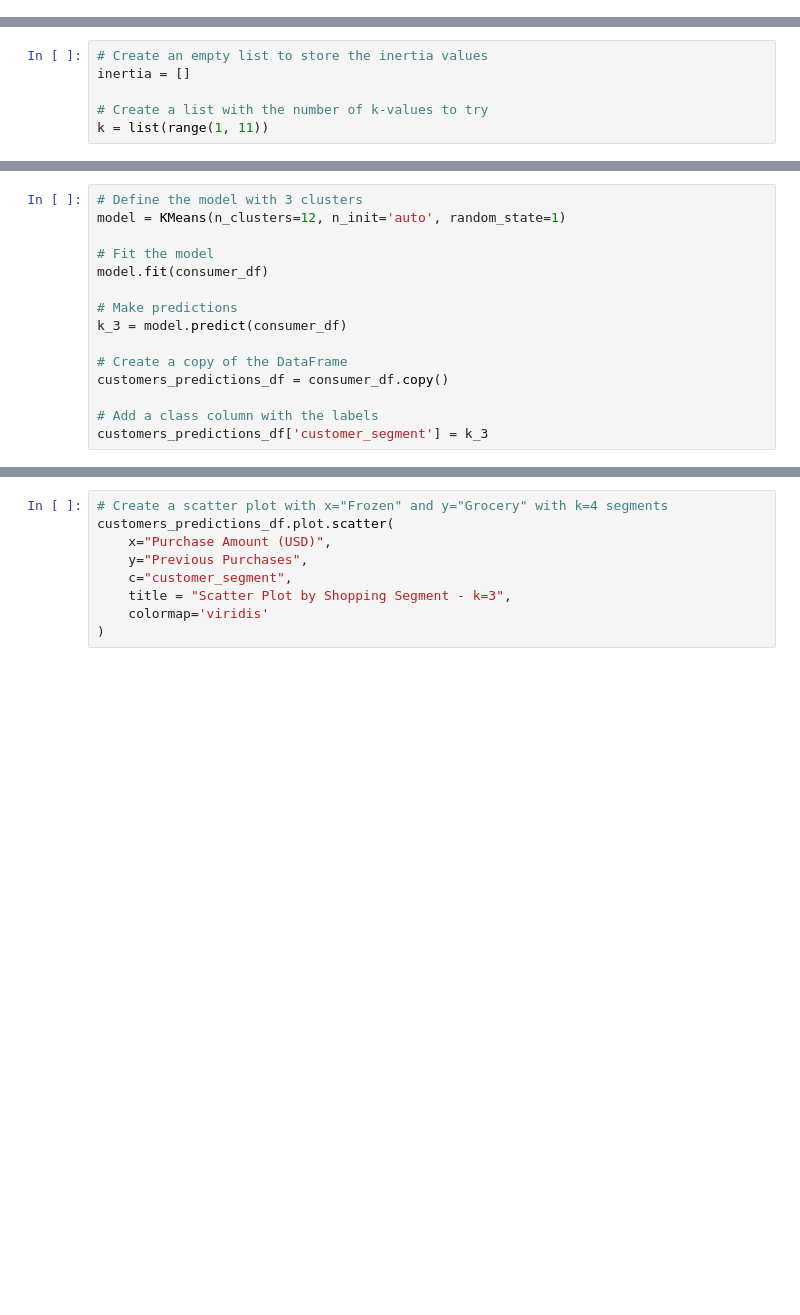
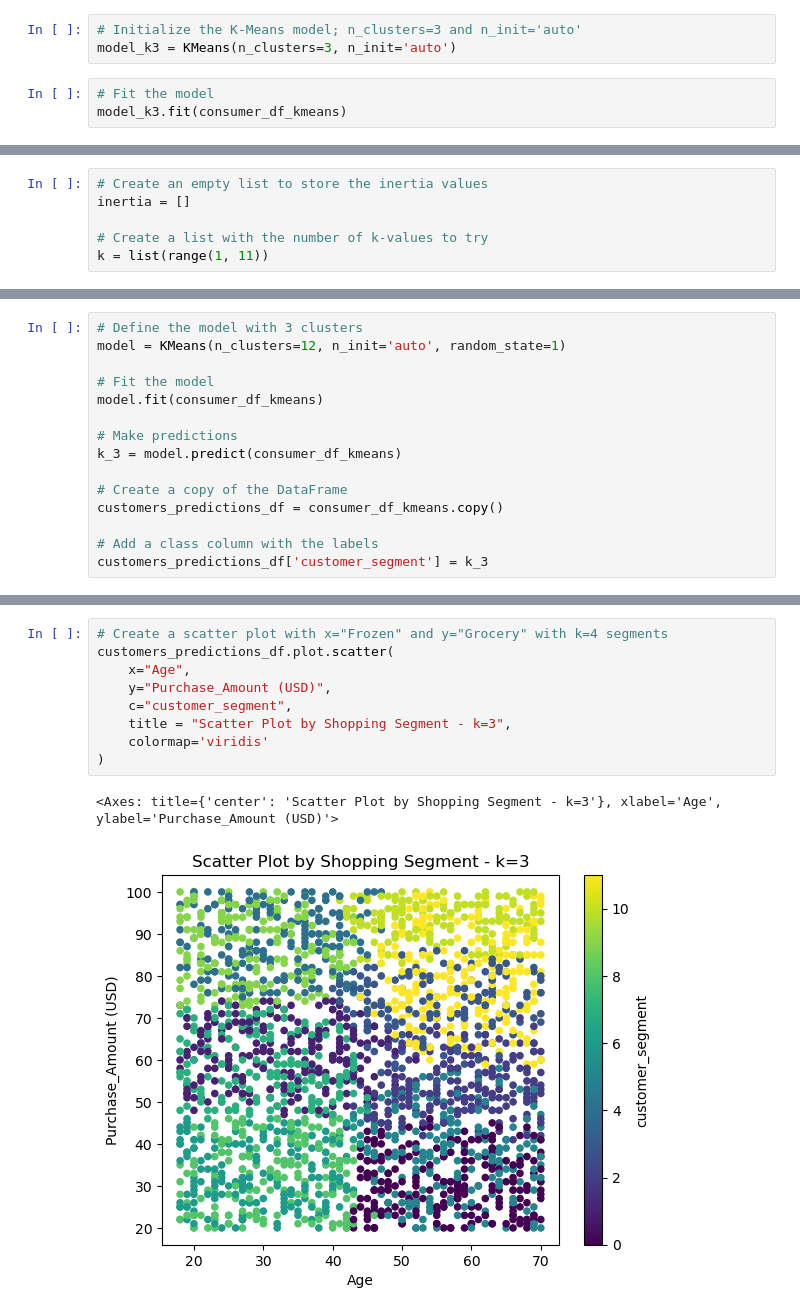
Before and after one commit to kylekerner/project2, a Jupyter notebook: project2.ipynb, the cells around one changed output, grey strips where cells are left out. Drawn from its saved outputs; the diff is of its cells as text; blank space fills up the shorter version.

```diff
--- a/project2.ipynb
+++ b/project2.ipynb
@@ -407,0 +250,6 @@ consumer_df.info()
+# %%
+# Initialize the K-Means model; n_clusters=3 and n_init='auto'
+model_k3 = KMeans(n_clusters=3, n_init='auto')
+# %%
+# Fit the model
+model_k3.fit(consumer_df_kmeans)
@@ -447,13 +371,13 @@ for i in range(1, len(k)):
 model = KMeans(n_clusters=12, n_init='auto', random_state=1)
 
 # Fit the model
-model.fit(consumer_df)
+model.fit(consumer_df_kmeans)
 
 # Make predictions
-k_3 = model.predict(consumer_df)
+k_3 = model.predict(consumer_df_kmeans)
 
 # Create a copy of the DataFrame
-customers_predictions_df = consumer_df.copy()
+customers_predictions_df = consumer_df_kmeans.copy()
 
 # Add a class column with the labels
 customers_predictions_df['customer_segment'] = k_3
@@ -463,9 +401,12 @@ customers_predictions_df
 # %%
 # Create a scatter plot with x="Frozen" and y="Grocery" with k=4 segments
 customers_predictions_df.plot.scatter(
-    x="Purchase Amount (USD)",
-    y="Previous Purchases",
+    x="Age",
+    y="Purchase_Amount (USD)",
     c="customer_segment",
     title = "Scatter Plot by Shopping Segment - k=3",
     colormap='viridis'
 )
+# %% [output]
+<Axes: title={'center': 'Scatter Plot by Shopping Segment - k=3'}, xlabel='Age', ylabel='Purchase_Amount (USD)'>
+[figure, added]
```
Also changed, not shown: parts of 37 cells of this notebook, 1 other file.
